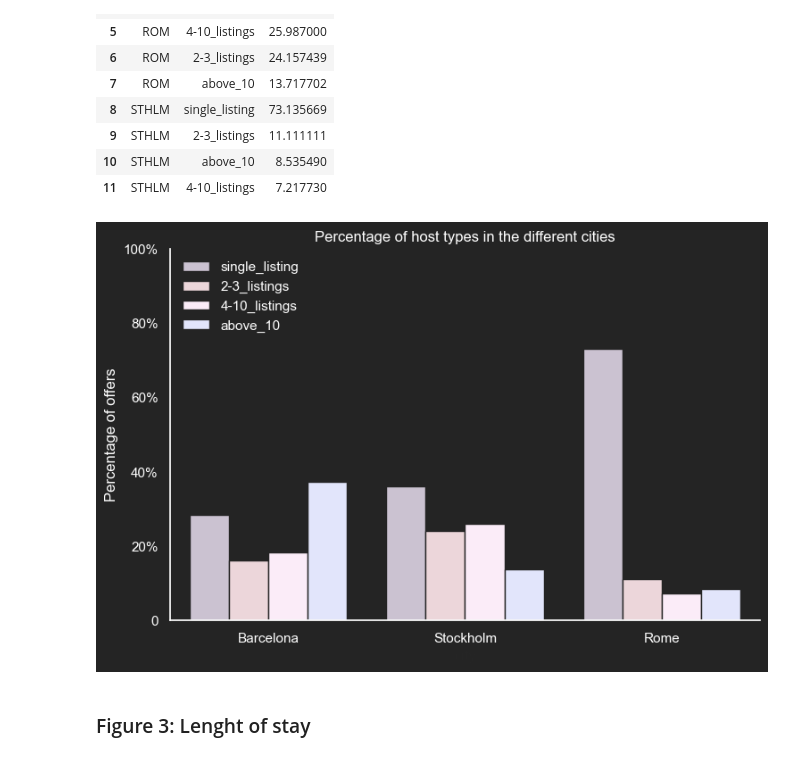
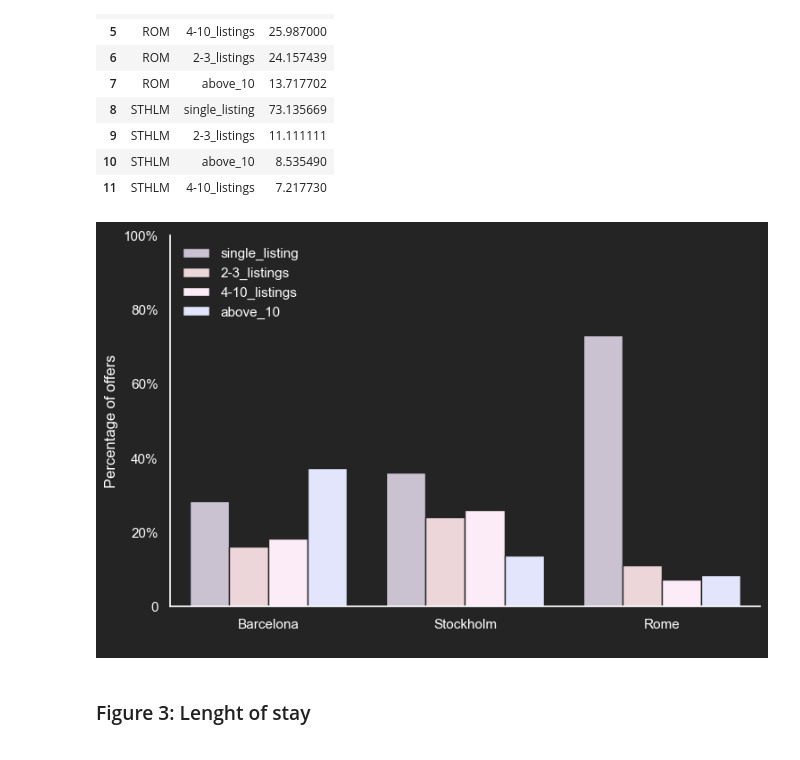
Before and after one commit to scheinmensch/Infringement_Detection_on_Airbnb, a Jupyter notebook: Visualization_3cities.ipynb, the cells around one changed output. Cells and saved outputs as stored; diff of their text form; code cells hidden in the pictures.

```diff
--- a/Visualization_3cities.ipynb
+++ b/Visualization_3cities.ipynb
@@ -465,37 +465,37 @@ g = sns.catplot(data=new_df2, kind='bar', x='city', y= 'Percent', hue='host_type
 
 g.ax.set_ylim(0,100)
 
-titel = plt.title('Percentage of host types in the different cities')
+#titel = plt.title('Percentage of host types in the different cities')
 plt.legend(labelcolor='white', edgecolor = 'none', loc='upper left')
 
 #legend = plt.legend(['Entire home/apt', 'Private room', 'Hotel room', 'Shared room'], loc=2, frameon=False)
 #for text in legend.get_texts():
 #    text.set_color("white")
 
 # change axes labels and ticks to white
 #xlabel = plt.xlabel('Location')
 ylabel = plt.ylabel('Percentage of offers')
 
 xlabel.set_color("white")
 ylabel.set_color("white")
 
 xtick = plt.xticks(rotation=0, color='white')
 g.set_xticklabels(['Barcelona','Stockholm','Rome'])
 ytick = plt.yticks(color="white")
 g.set_yticklabels(['0','20%','40%','60%','80%','100%'])
 
 titel.set_color("white")
 
 
 # Turns off grid on the left Axis.
 ax.grid(False)
 g.ax.yaxis.grid(False)
 sns.despine()
 
 # set figure size in inches
 g.fig.set_size_inches(8,5);
 # %% [output]
-[figure, old version]
+[figure, new version]
 # %% [markdown]
 ### Figure 3: Lenght of stay
 # %% [markdown]
```
